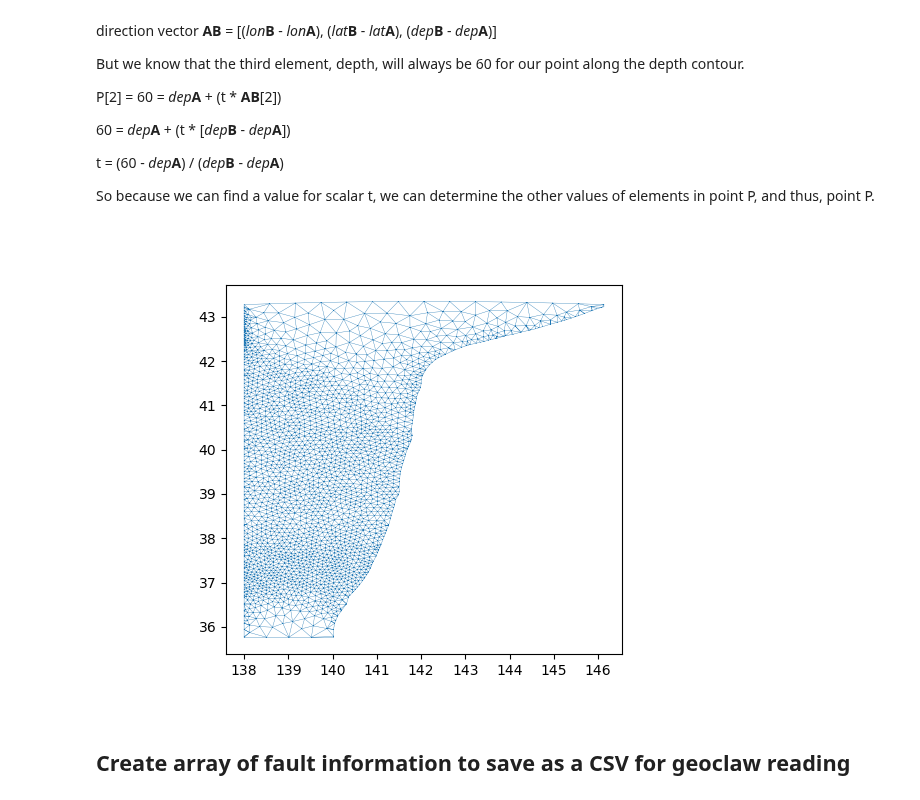
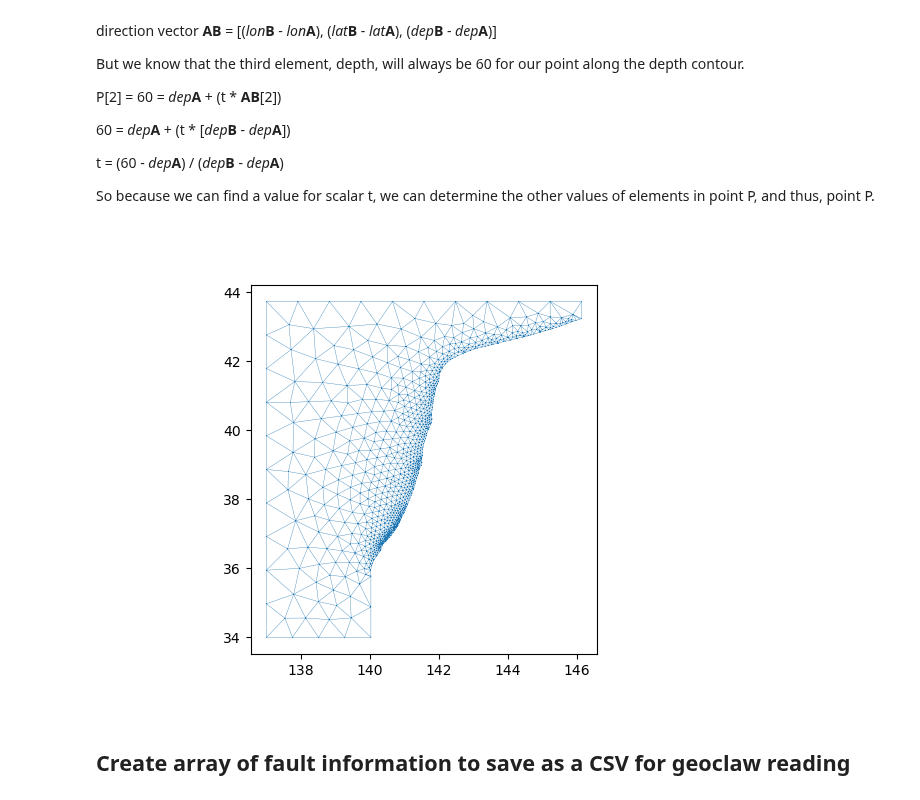
Before and after one commit to e-middleton/Emily_fault_displacement, a Jupyter notebook: fault_displacement.ipynb, the cells around one changed output. Saved outputs shown, nothing was run; the diff lists cells and outputs as text; code cells hidden in the pictures.

```diff
--- a/fault_displacement.ipynb
+++ b/fault_displacement.ipynb
@@ -542,7 +545,7 @@ So because we can find a value for scalar t, we can determine the other values o
 # %%
 # Create depth contour points using triangle elements spanning the CMI depth
 
-# depth of the CMI, convention is positive depth
+# depth of the CMI
 plane_depth = 60
 
 # triangle node values and empty list
@@ -643,7 +646,9 @@ for j in range(np.size(tri_elem, 0)):
 
 # triangles share legs, so points are repeated unnecessarily, this takes only the unique rows in the 2D array
 df = pd.DataFrame(depth_all, columns=["lon", "lat", "dep"])
-depth_contour = np.array(df.drop_duplicates(subset=["lon"]))
+depth_contour = df.drop_duplicates(subset=["lon"])
+depth_contour = np.array(df.drop_duplicates(subset="lat"))
+
 # using pandas not numpy, because numpy will sort the columns, but that shuffles lon, lat pairs apart
 
 # fig, ax = plt.subplots()
@@ -651,43 +656,33 @@ depth_contour = np.array(df.drop_duplicates(subset=["lon"]))
 # plt.show()
 # %%
 ##Mesh the CMI based upon lower depth extent of afterslip ~60km
-##Grab centroids w/ depth == 60km
 
 #sort points by increasing latitude
 indicies = np.argsort( depth_contour[:,1] )
 depth_contour = depth_contour[indicies]
 
 # separately add on the corners of the CMI
-min_lon = 138 # minimum longitude value for corner
-max_lat = np.max(depth_contour[:,1]+0.05) # maximum latitude for corner
+min_lon = 137 # minimum longitude value for corner
+min_lat = 34
+max_lat = np.max(depth_contour[:,1]+0.5) # maximum latitude for corner
 
 # corner points starting from lower left and moving counterclockwise
-corner_points = np.array([[min_lon, np.min(depth_contour[:,1]), 60], [min_lon, max_lat, 60], [np.max(depth_contour[:,0]), max_lat, 60]])
-
-# matching points on the left side so that curve loops can be 4 curves and surface fillings are possible
-# everything except the first row, because the first point matches lower left corner
-opposite_edge = np.zeros_like(depth_contour[1:]) # array of points one row less than depth contour
-opposite_edge[:,0] = min_lon # all the points are along the straight line of minimum longitude
-opposite_edge[:,1] = depth_contour[1:,1] # match along latitude except for the first row
-opposite_edge[:,2] = 60
-
-#sort the opposite edge by descending latitude so that the perimiter can be defined in a continuous loop
-ind = np.argsort( opposite_edge[:,1] )[::-1] #flipped so it's reversed
-opposite_edge = opposite_edge[ind]
+corner_points = np.array([[min_lon, min_lat, plane_depth], [depth_contour[0,0], min_lat, plane_depth], [min_lon, max_lat, plane_depth], [np.max(depth_contour[:,0]), max_lat, plane_depth]])
 
 # total points along the perimiter of the CMI mesh
-mesh_edge = np.concatenate((depth_contour, opposite_edge, corner_points))
+mesh_edge = np.concatenate((depth_contour, corner_points))
 
 # fig, ax = plt.subplots()
 # ax.scatter(mesh_edge[:, 0], mesh_edge[:, 1])
 # plt.show()
 
-# Convert to cartesian coordinates
-cx, cy, cz = sph2cart(mesh_edge[:, 0], mesh_edge[:, 1], 6371-mesh_edge[:, 2])
+cx = mesh_edge[:,0]
+cy = mesh_edge[:,1]
+cz = -1*mesh_edge[:,2] # depth is negative
 
 ## BEGIN GMSH
 
-char_len = 50
+char_len = 1 # smaller is good for degrees
 n_points = np.shape(depth_contour)[0] # number of depth contour points
 num_surf = np.shape(depth_contour)[0]
 num_lines = np.shape(mesh_edge)[0] #num lines is the same as the total number of points
@@ -698,81 +693,49 @@ gmsh.option.setNumber("General.Verbosity", 0)
 gmsh.clear()
 
 # Define points
-gmsh.model.geo.addPoint(cx[-3], cy[-3], cz[-3], char_len, 0) #lower left corner because corner points were added last in the mesh_points
+gmsh.model.geo.addPoint(cx[-4], cy[-4], cz[-4], char_len, 0) #lower left corner because corner points were added last in the mesh_points
+gmsh.model.geo.addPoint(cx[-3], cy[-3], cz[-3], char_len, 1)
+for j in range(int(n_points)): # depth contour points
+    gmsh.model.geo.addPoint(cx[j], cy[j], cz[j], char_len, j+2)
 
-for j in range(int(n_points)): # depth contour points
-    gmsh.model.geo.addPoint(cx[j], cy[j], cz[j], char_len, j+1)
-
-gmsh.model.geo.addPoint(cx[-1], cy[-1], cz[-1], char_len, j+2) #upper right corner
-gmsh.model.geo.addPoint(cx[-2], cy[-2], cz[-2], char_len, j+3) #upper left corner
-
-for m in range(int(n_points)): # mirrored depth contour points
-    gmsh.model.geo.addPoint(cx[m+j+1], cy[m+j+1], cz[m+j+1], char_len, m+j+4)
+gmsh.model.geo.addPoint(cx[-1], cy[-1], cz[-1], char_len, j+3) #upper right corner
+gmsh.model.geo.addPoint(cx[-2], cy[-2], cz[-2], char_len, j+4) #upper left corner
 
 # add lines between the points to complete the perimiter
 for i in range(int(num_lines-1)):
     gmsh.model.geo.addLine(i, i+1, i)
 gmsh.model.geo.addLine(i+1, 0, i+1) #complete the loop
 
-# interior lines
-inside_lines = n_points - 1
-for p in range(int(inside_lines)):
-    gmsh.model.geo.addLine((2+p), (num_lines-1-p), i+2+p)
-
 gmsh.model.geo.synchronize()
 
-# define curve loops counterclockwise, first and last loops done manually
-gmsh.model.geo.addCurveLoop([0, 1, num_lines, num_lines-1], 1)
+# define curve loop counterclockwise
+gmsh.model.geo.addCurveLoop(list(range(0, i+2)), 1)
 
-for n in range(int(num_surf-2)):
-    gmsh.model.geo.addCurveLoop([-(num_lines+n), n+2, (num_lines+n+1), (num_lines-2-n)], n+2)
-
-gmsh.model.geo.addCurveLoop([-(num_lines+inside_lines-1), n+3, n+4, n+5], n+3)
-
-
-for q in range(num_surf):
-    gmsh.model.geo.addPlaneSurface([q+1], q+1)
+gmsh.model.geo.addPlaneSurface([1], 1)
 
 # Finish writing geo attributes
 gmsh.model.geo.synchronize()
 
-#combine the interior panels
-gmsh.model.mesh.setCompound(2, list(range(1, num_surf+1))) #2 means 2D, the second param is the list of surface filling tags
-
 gmsh.write('CMI' + '.geo_unrolled')
 
 # Generate mesh
-gmsh.model.mesh.generate(2) #meshed in cartesian so they're all in the same units x,y,z
-#Access node coordinates and convert back to spherical
-#nodetags is the tags of the points, nodecoords is the coordinates [n1x, n1y, n1z...]
-nodetags, nodecoords, _ = gmsh.model.mesh.getNodes(-1, -1) #dim = -1, tags = -1, so all nodes in mesh are returned
-lon, lat, r = cart2sph(nodecoords[0::3], nodecoords[1::3], nodecoords[2::3])
-lon = np.rad2deg(lon)
-lat = np.rad2deg(lat)
-dep = r - 6371
-nodecoords[0::3] = lon
-nodecoords[1::3] = lat
-nodecoords[2::3] = dep
-# Reassign spherical node coordinates
-for j in range(len(nodetags)):
-    gmsh.model.mesh.setNode(nodetags[j], nodecoords[3*j:3*j+3], [])
-# Write the mesh for later reading
+gmsh.model.mesh.generate(2) #meshed in spherical because the depth being in km isn't as important when it's flat
 
 gmsh.write('CMI' + '.msh')
 gmsh.finalize()
 
 # Read and parse mesh
 fault = dict()
 faultobj = meshio.read('CMI' + ".msh")
 fault["points"] = faultobj.points
 fault["verts"] = meshio.CellBlock("triangle", faultobj.get_cells_type("triangle")).data
 fig, ax = plt.subplots()
 # Draw the fault
 ax.triplot(fault["points"][:, 0], fault["points"][:, 1], fault["verts"], linewidth=0.25)
 ax.set_aspect("equal")
 plt.show()
 # %% [output]
-[figure, old version]
+[figure, new version]
 # %% [markdown]
 ## Create array of fault information to save as a CSV for geoclaw reading
 # %%
```
Also changed, not shown: parts of 3 cells of this notebook.
